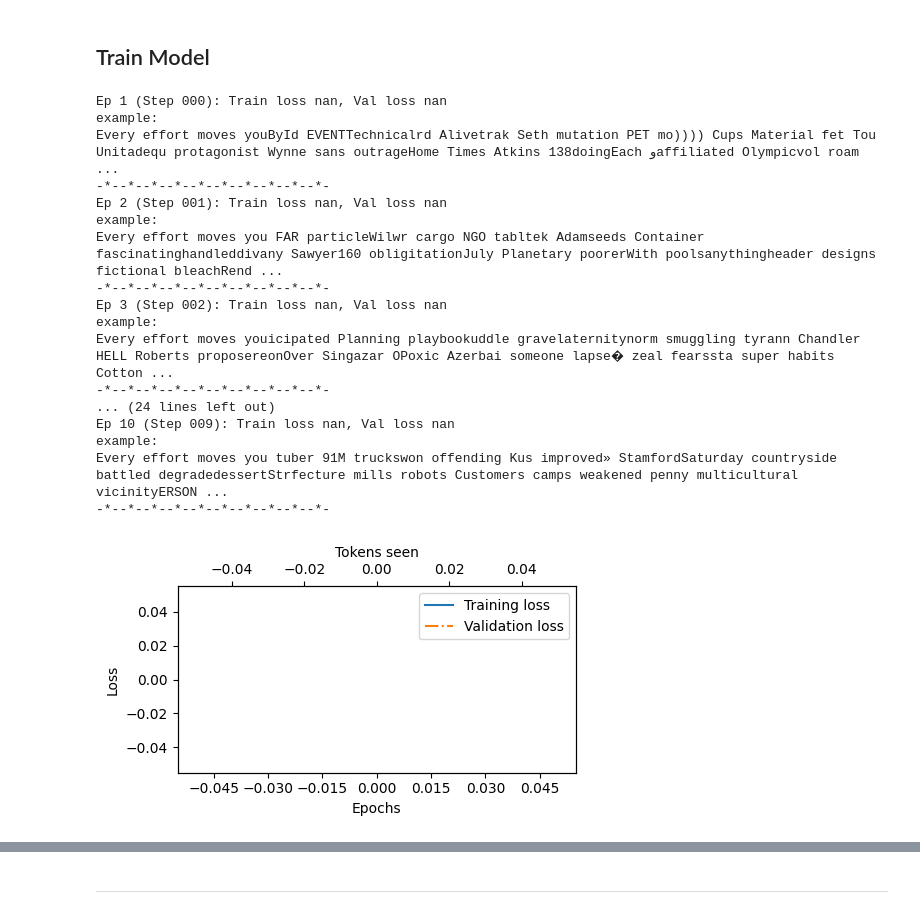
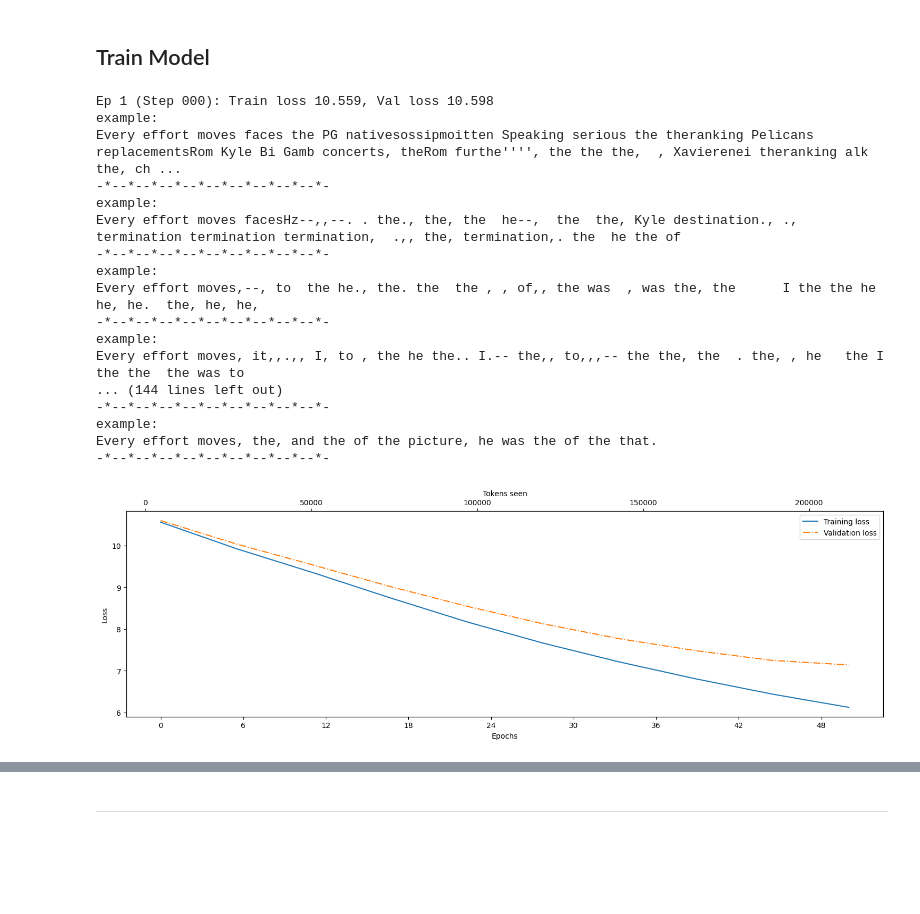
Before and after one commit to zeyadusf/LLMs-from-Scratch, a Jupyter notebook: llms-from-scratch.ipynb, the cells around one changed output, grey strips where cells are left out. Drawn from its saved outputs; the diff is of its cells as text; code cells hidden in the pictures; blank space fills up the shorter version.

```diff
--- a/llms-from-scratch.ipynb
+++ b/llms-from-scratch.ipynb
@@ -626,7 +705,7 @@ class FeedForwardGELU(nn.Module):
 class TransformerBlock(nn.Module):
     def __init__(self, cfg):
         super().__init__()
-        self.attn = MultiHeadAttention(
+        self.att = MultiHeadAttention(
             d_in=cfg.emb_dim,
             d_out=cfg.emb_dim,
             context_length=cfg.context_length,
@@ -642,7 +721,7 @@ class TransformerBlock(nn.Module):
 
         resid_conn = x
         x = self.norm1(x)  # pre-LayerNorm
-        x = self.attn(x)
+        x = self.att(x)
         x = self.dropout(x)
         x = x + resid_conn
 
@@ -882,63 +957,65 @@ torch.manual_seed(123)
 model = GPTModel(GPTConfig)
 model.to(device)
 model.apply(initialize_weights)
-optimizer = torch.optim.AdamW(model.parameters(), lr=0.000001, weight_decay=0.01)
+optimizer = torch.optim.AdamW(model.parameters(), lr=0.00009, weight_decay=0.1)
 torch.nn.utils.clip_grad_norm_(model.parameters(), max_norm=1.0)
 
-num_epochs = 10
+num_epochs = 50
 train_losses, val_losses, tokens_seen = train_model_simple(
     model, train_dataloader, val_dataloader, optimizer, device,
     num_epochs=num_epochs, eval_freq=5, eval_iter=5,
-    start_context="Every effort moves you", tokenizer=tokenizer,
-        top_k=5,temperature=0.7,eos_id=None
+    start_context="Every effort moves", tokenizer=tokenizer,
+        top_k=10,temperature=0.4,eos_id=None
 )
 # %% [output]
-Ep 1 (Step 000): Train loss nan, Val loss nan
+Ep 1 (Step 000): Train loss 10.559, Val loss 10.598
 example:
-Every effort moves youById EVENTTechnicalrd Alivetrak Seth mutation PET mo)))) Cups Material fet Tou Unitadequ protagonist Wynne sans outrageHome Times Atkins 138doingEach وaffiliated Olympicvol roam  ...
+Every effort moves faces the PG nativesossipmoitten Speaking serious the theranking Pelicans replacementsRom Kyle Bi Gamb concerts, theRom furthe'''', the the the,  , Xavierenei theranking alk the, ch ...
 -*--*--*--*--*--*--*--*--*--*-
-Ep 2 (Step 001): Train loss nan, Val loss nan
 example:
-Every effort moves you FAR particleWilwr cargo NGO tabltek Adamseeds Container fascinatinghandleddivany Sawyer160 obligitationJuly Planetary poorerWith poolsanythingheader designs fictional bleachRend ...
+Every effort moves facesHz--,,--. . the., the, the  he--,  the  the, Kyle destination., ., termination termination termination,  .,, the, termination,. the  he the of
 -*--*--*--*--*--*--*--*--*--*-
-Ep 3 (Step 002): Train loss nan, Val loss nan
 example:
-Every effort moves youicipated Planning playbookuddle gravelaternitynorm smuggling tyrann Chandler HELL Roberts proposereonOver Singazar OPoxic Azerbai someone lapse� zeal fearssta super habits Cotton ...
+Every effort moves,--, to  the he., the. the  the , , of,, the was  , was the, the      I the the he he, he.  the, he, he,
 -*--*--*--*--*--*--*--*--*--*-
-... (24 lines left out)
-Ep 10 (Step 009): Train loss nan, Val loss nan
 example:
-Every effort moves you tuber 91M truckswon offending Kus improved» StamfordSaturday countryside battled degradedessertStrfecture mills robots Customers camps weakened penny multicultural vicinityERSON ...
+Every effort moves, it,,.,, I, to , the he the.. I.-- the,, to,,,-- the the, the  . the, , he   the I the the  the was to
+... (144 lines left out)
 -*--*--*--*--*--*--*--*--*--*-
+example:
+Every effort moves, the, and the of the picture, he was the of the that.
+-*--*--*--*--*--*--*--*--*--*-
 # %%
+# Ep 46 (Step 045): Train loss 5.668, Val loss 6.691 ->4
+
 import matplotlib.pyplot as plt
 from matplotlib.ticker import MaxNLocator
 
 
 def plot_losses(epochs_seen, tokens_seen, train_losses, val_losses):
-    fig, ax1 = plt.subplots(figsize=(5, 3))
+    fig, ax1 = plt.subplots(figsize=(15, 5))
 
     # Plot training and validation loss against epochs
     ax1.plot(epochs_seen, train_losses, label="Training loss")
     ax1.plot(epochs_seen, val_losses, linestyle="-.", label="Validation loss")
     ax1.set_xlabel("Epochs")
     ax1.set_ylabel("Loss")
     ax1.legend(loc="upper right")
     ax1.xaxis.set_major_locator(MaxNLocator(integer=True))  # only show integer labels on x-axis
 
     # Create a second x-axis for tokens seen
     ax2 = ax1.twiny()  # Create a second x-axis that shares the same y-axis
     ax2.plot(tokens_seen, train_losses, alpha=0)  # Invisible plot for aligning ticks
     ax2.set_xlabel("Tokens seen")
 
     fig.tight_layout()  # Adjust layout to make room
     plt.savefig("loss-plot.pdf")
     plt.show()
 
 epochs_tensor = torch.linspace(0, num_epochs, len(train_losses))
 plot_losses(epochs_tensor, tokens_seen, train_losses, val_losses)
 # %% [output]
-[figure, old version]
+[figure, new version]
 # %%
 model.to("cpu")
 model.eval()
```
Also changed, not shown: parts of 33 cells of this notebook.
